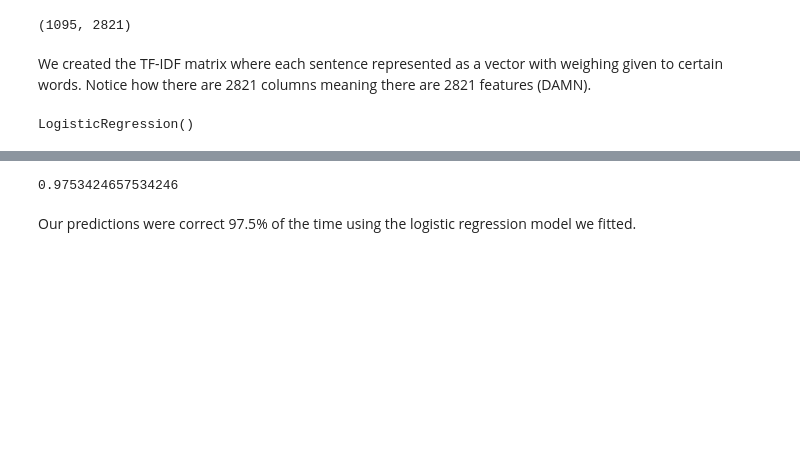
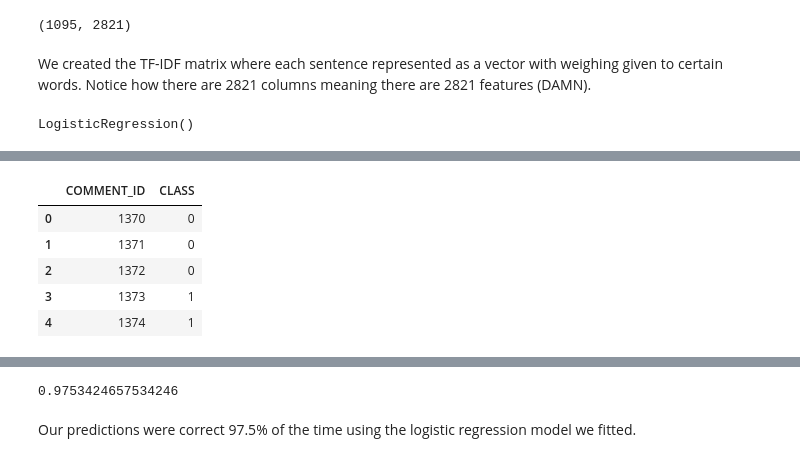
Before and after one commit to schandrachary/STA314, a Jupyter notebook: classifier.ipynb, the cells around one changed output, grey strips where cells are left out. Saved outputs shown, nothing was run; the diff lists cells and outputs as text; code cells hidden in the pictures; blank space fills up the shorter version.

```diff
--- a/classifier.ipynb
+++ b/classifier.ipynb
@@ -120,0 +204,11 @@ accuracy_on_training_data = accuracy_score(Y_train, prediction_on_training_data)
+# %%
+# Drop every column except for commentID and Class
+df_test = df_test.drop(["AUTHOR", "DATE", "CONTENT", "VIDEO_NAME"], axis = 1)
+df_test.head()
+# %% [output]
+|  | COMMENT_ID | CLASS |
+| 0 | 1370 | 0 |
+| 1 | 1371 | 0 |
+| 2 | 1372 | 0 |
+| 3 | 1373 | 1 |
+| 4 | 1374 | 1 |
```
Also changed, not shown: parts of 10 cells of this notebook.
